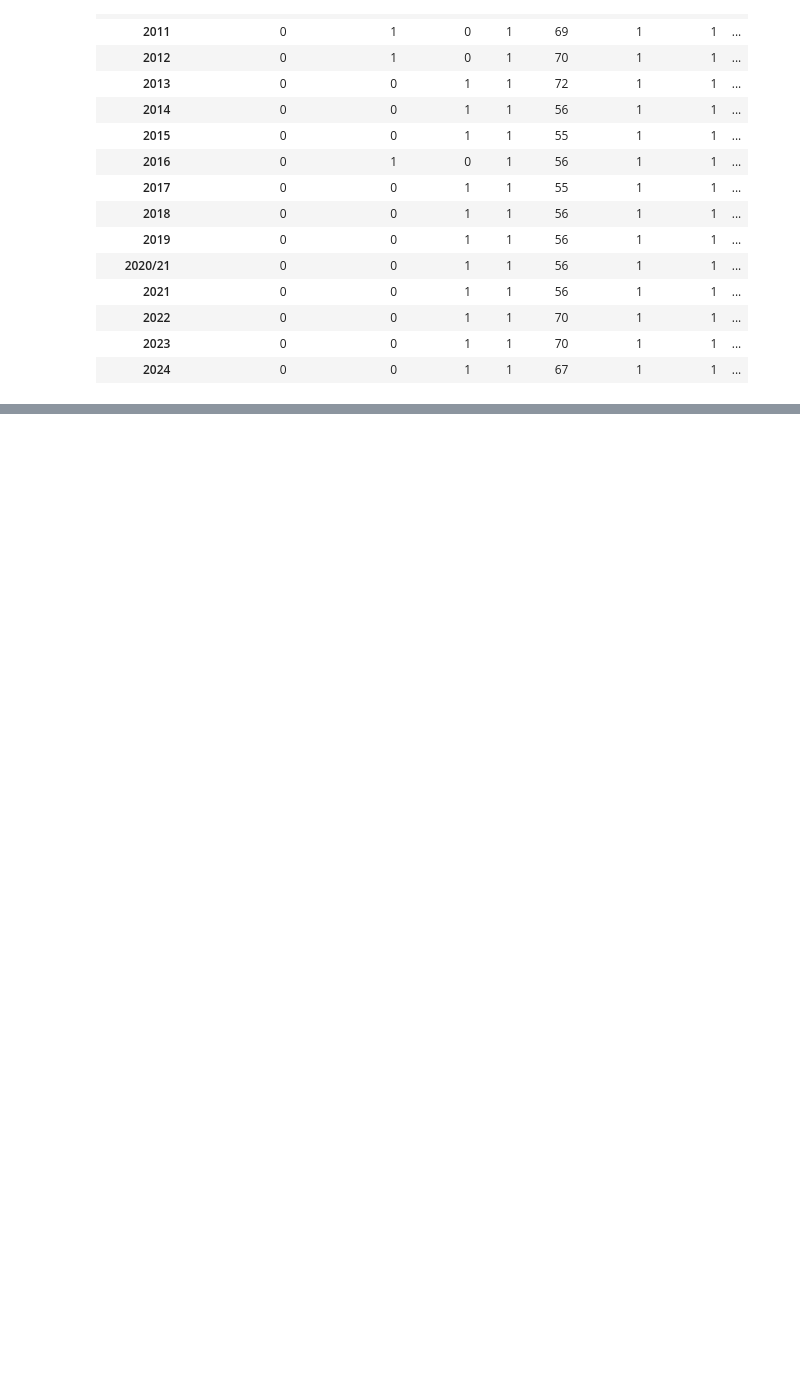
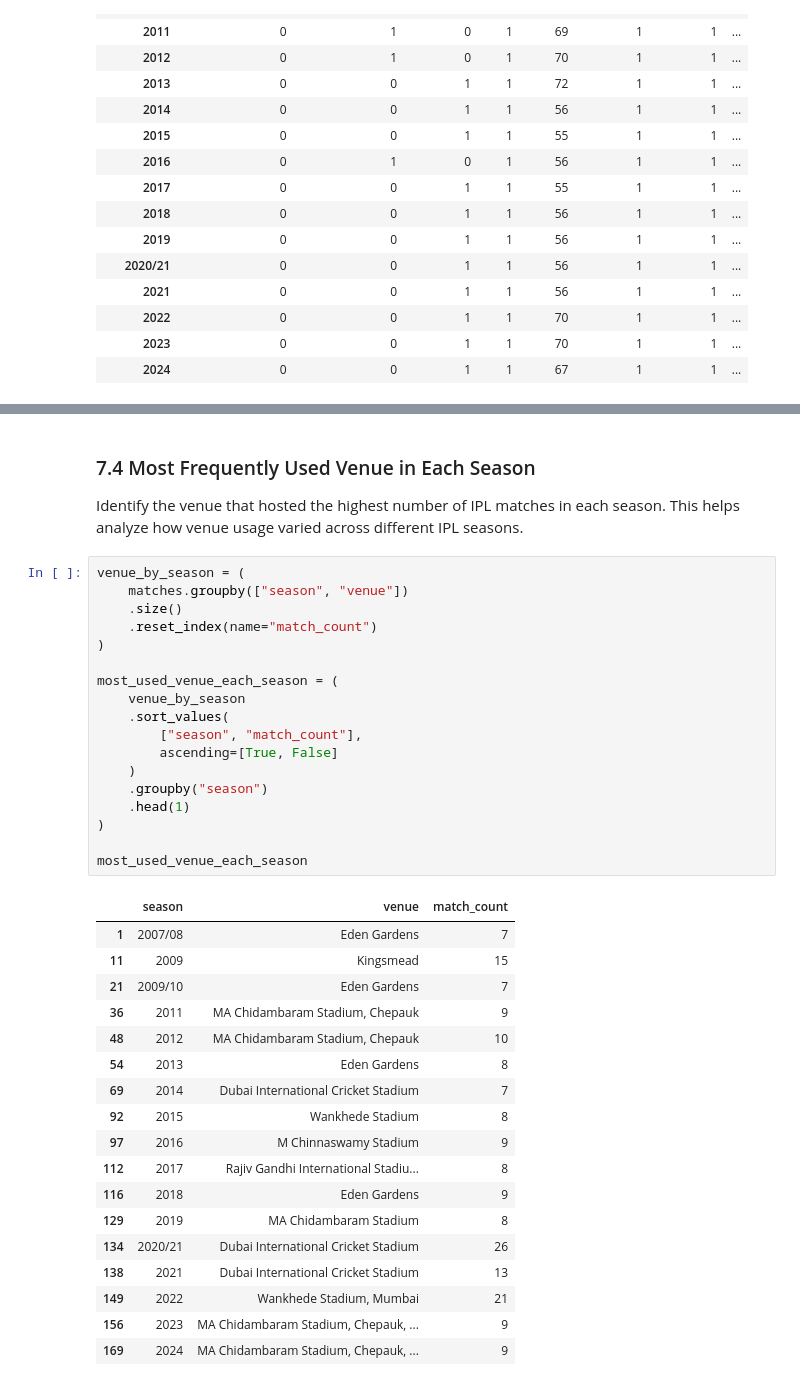
Before and after one commit to khalil-Gardiwal/ipl-data-analysis, a Jupyter notebook: notebooks/ipl-analysis.ipynb, the cells around one changed output, grey strips where cells are left out. Saved outputs shown, nothing was run; the diff lists cells and outputs as text; blank space fills up the shorter version.

```diff
--- a/notebooks/ipl-analysis.ipynb
+++ b/notebooks/ipl-analysis.ipynb
@@ -1158,0 +1243,41 @@ match_type_by_season
+# %% [markdown]
+### 7.4 Most Frequently Used Venue in Each Season
+
+Identify the venue that hosted the highest number of IPL matches in each season. This helps analyze how venue usage varied across different IPL seasons.
+# %%
+venue_by_season = (
+    matches.groupby(["season", "venue"])
+    .size()
+    .reset_index(name="match_count")
+)
+
+most_used_venue_each_season = (
+    venue_by_season
+    .sort_values(
+        ["season", "match_count"],
+        ascending=[True, False]
+    )
+    .groupby("season")
+    .head(1)
+)
+
+most_used_venue_each_season
+# %% [output]
+|  | season | venue | match_count |
+| 1 | 2007/08 | Eden Gardens | 7 |
+| 11 | 2009 | Kingsmead | 15 |
+| 21 | 2009/10 | Eden Gardens | 7 |
+| 36 | 2011 | MA Chidambaram Stadium, Chepauk | 9 |
+| 48 | 2012 | MA Chidambaram Stadium, Chepauk | 10 |
+| 54 | 2013 | Eden Gardens | 8 |
+| 69 | 2014 | Dubai International Cricket Stadium | 7 |
+| 92 | 2015 | Wankhede Stadium | 8 |
+| 97 | 2016 | M Chinnaswamy Stadium | 9 |
+| 112 | 2017 | Rajiv Gandhi International Stadiu... | 8 |
+| 116 | 2018 | Eden Gardens | 9 |
+| 129 | 2019 | MA Chidambaram Stadium | 8 |
+| 134 | 2020/21 | Dubai International Cricket Stadium | 26 |
+| 138 | 2021 | Dubai International Cricket Stadium | 13 |
+| 149 | 2022 | Wankhede Stadium, Mumbai | 21 |
+| 156 | 2023 | MA Chidambaram Stadium, Chepauk, ... | 9 |
+| 169 | 2024 | MA Chidambaram Stadium, Chepauk, ... | 9 |
```
Also changed, not shown: parts of 16 cells of this notebook.
